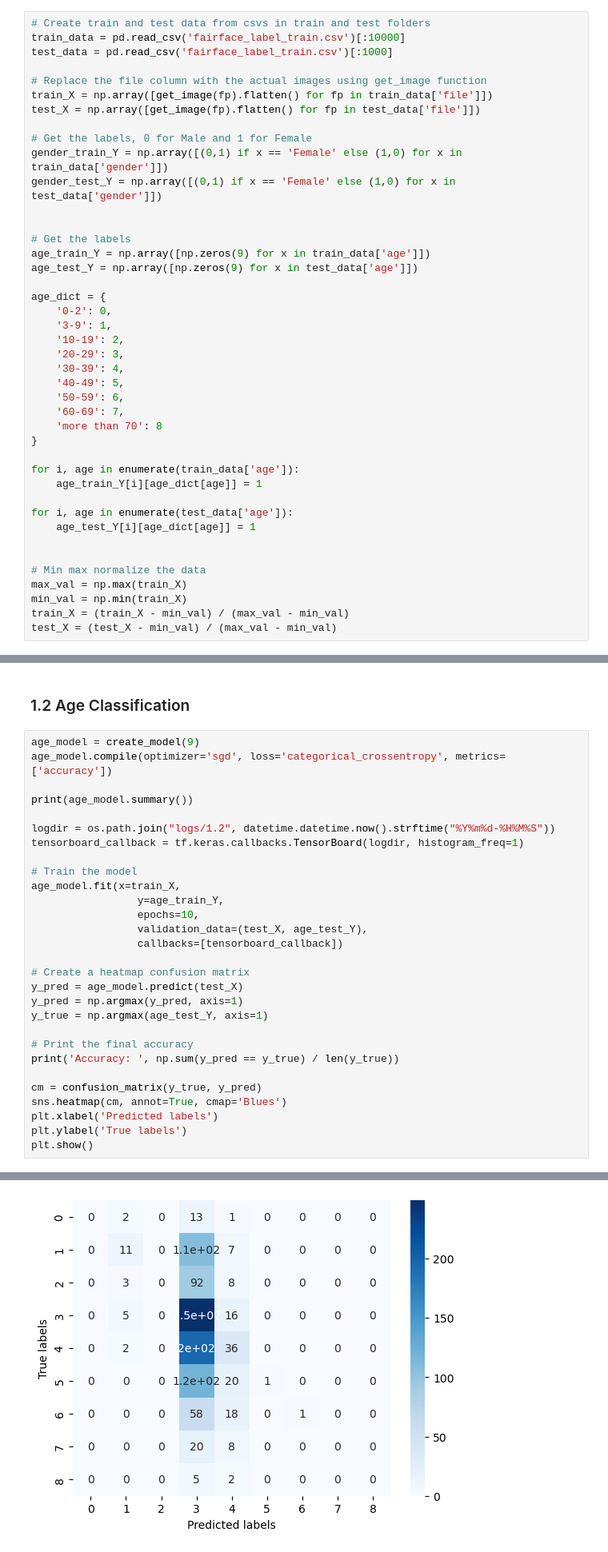
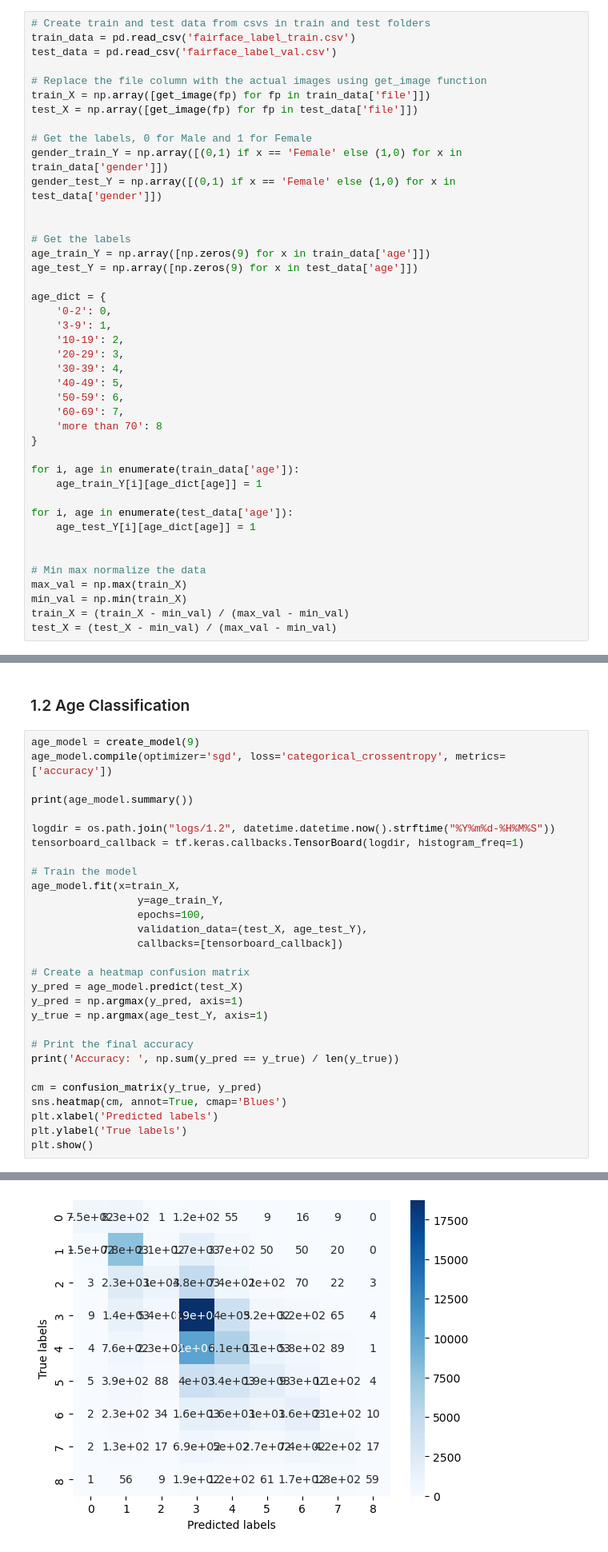
Before and after one commit to gstowe1/DeepLearning_UTK424, a Jupyter notebook: Assignment3/assignment.ipynb, the cells around one changed output, grey strips where cells are left out. Shown at 80% size. Drawn from its saved outputs; the diff is of its cells as text.

```diff
--- a/Assignment3/assignment.ipynb
+++ b/Assignment3/assignment.ipynb
@@ -22,12 +19,12 @@ def get_image(fp):
     return np.asarray(img)
 # %%
 # Create train and test data from csvs in train and test folders
-train_data = pd.read_csv('fairface_label_train.csv')[:10000]
-test_data = pd.read_csv('fairface_label_train.csv')[:1000]
+train_data = pd.read_csv('fairface_label_train.csv')
+test_data = pd.read_csv('fairface_label_val.csv')
 
 # Replace the file column with the actual images using get_image function
-train_X = np.array([get_image(fp).flatten() for fp in train_data['file']])
-test_X = np.array([get_image(fp).flatten() for fp in test_data['file']])
+train_X = np.array([get_image(fp) for fp in train_data['file']])
+test_X = np.array([get_image(fp) for fp in test_data['file']])
 
 # Get the labels, 0 for Male and 1 for Female
 gender_train_Y = np.array([(0,1) if x == 'Female' else (1,0) for x in train_data['gender']])
@@ -141,7 +138,7 @@ tensorboard_callback = tf.keras.callbacks.TensorBoard(logdir, histogram_freq=1)
 # Train the model
 age_model.fit(x=train_X,
                  y=age_train_Y,
-                 epochs=10,
+                 epochs=100,
                  validation_data=(test_X, age_test_Y),
                  callbacks=[tensorboard_callback])
 
@@ -179,4 +178,4 @@ Epoch 10/10
-[figure, old version]
+[figure, new version]
 # %% [markdown]
 ## 2: Small Convolutional Neural Network
 # %%
```
Also changed, not shown: parts of 10 cells of this notebook.
